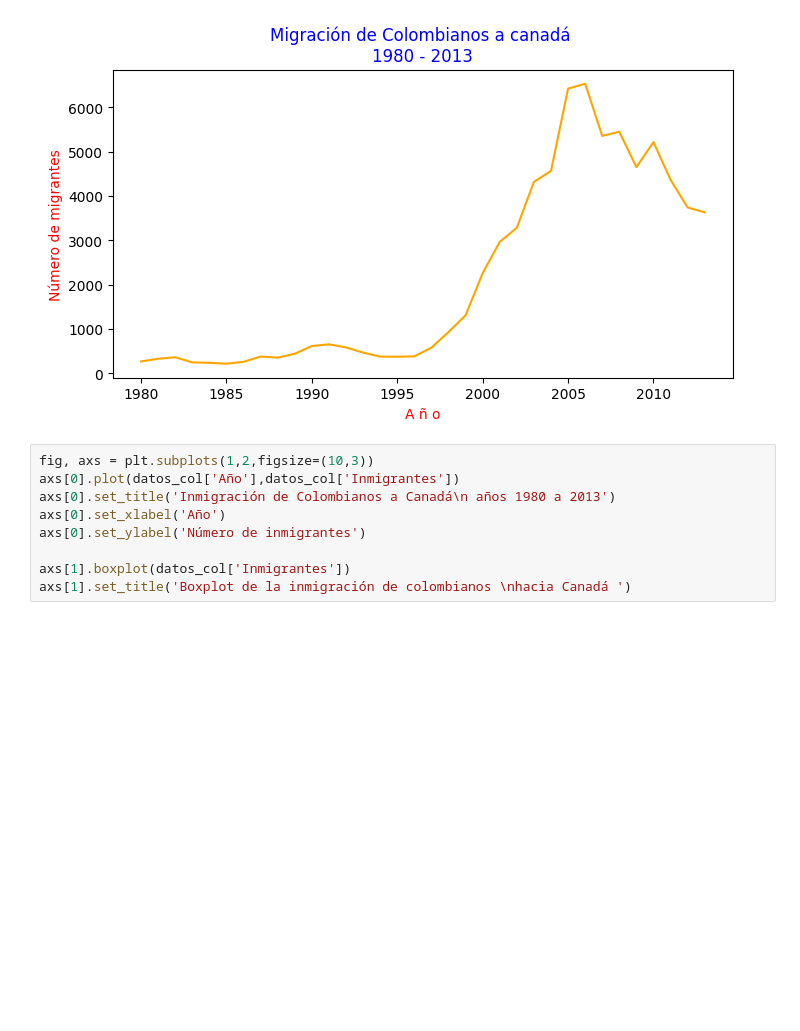
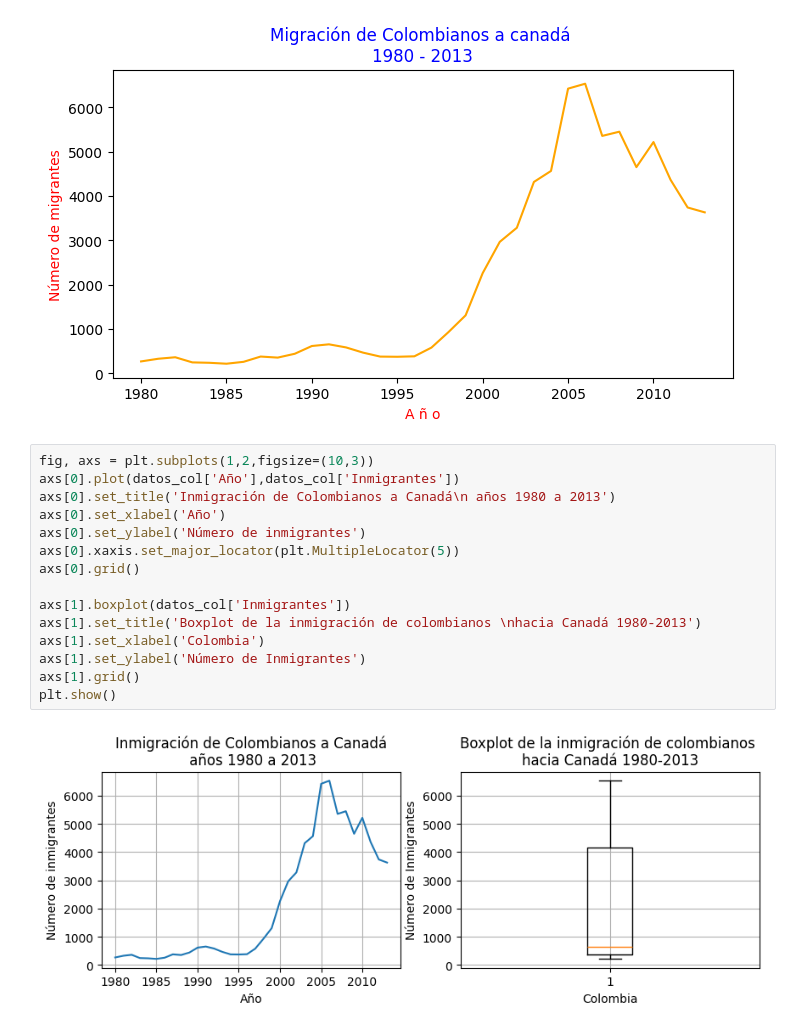
Before and after one commit to Goyo0117970/Challenge-1-de-Ciencia-de-datos-Alura, a Jupyter notebook: visualizacion_de_datos_con_python.ipynb, the cells around one changed output. Drawn from its saved outputs; the diff is of its cells as text; blank space fills up the shorter version.

```diff
--- a/visualizacion_de_datos_con_python.ipynb
+++ b/visualizacion_de_datos_con_python.ipynb
@@ -164,9 +164,17 @@ plt.show()
 # %%
 fig, axs = plt.subplots(1,2,figsize=(10,3))
 axs[0].plot(datos_col['Año'],datos_col['Inmigrantes'])
 axs[0].set_title('Inmigración de Colombianos a Canadá\n años 1980 a 2013')
 axs[0].set_xlabel('Año')
 axs[0].set_ylabel('Número de inmigrantes')
+axs[0].xaxis.set_major_locator(plt.MultipleLocator(5))
+axs[0].grid()
 
 axs[1].boxplot(datos_col['Inmigrantes'])
-axs[1].set_title('Boxplot de la inmigración de colombianos \nhacia Canadá ')
+axs[1].set_title('Boxplot de la inmigración de colombianos \nhacia Canadá 1980-2013')
+axs[1].set_xlabel('Colombia')
+axs[1].set_ylabel('Número de Inmigrantes')
+axs[1].grid()
+plt.show()
+# %% [output]
+[figure, added]
```
